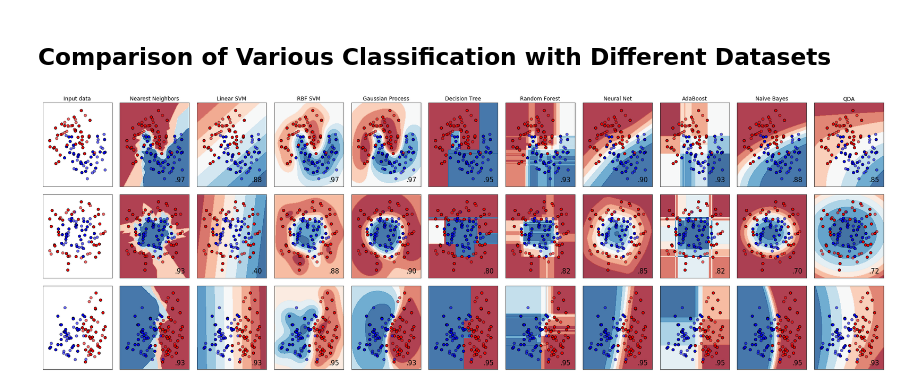
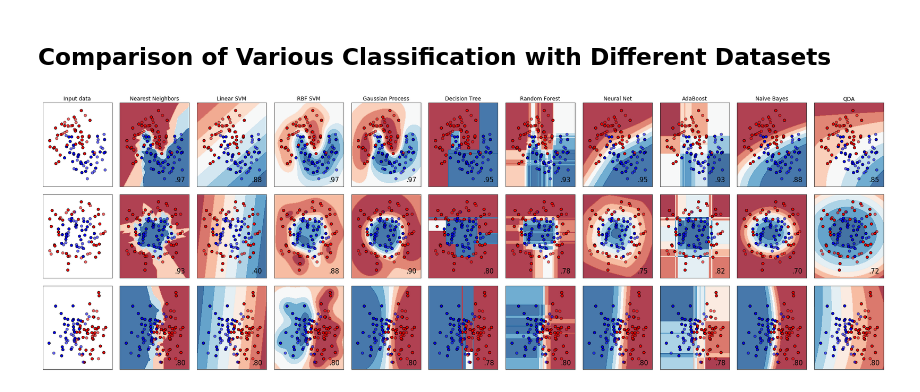
Before and after one commit to mayankkaizen/jupyter-notebooks, a Jupyter notebook: ML-Notes.ipynb, the cells around one changed output. Saved outputs shown, nothing was run; the diff lists cells and outputs as text; code cells hidden in the pictures.

```diff
--- a/ML-Notes.ipynb
+++ b/ML-Notes.ipynb
@@ -512,6 +561,7 @@ QuadraticDiscriminantAnalysis()]
 
 X, y = make_classification(n_features=2, n_redundant=0, n_informative=2, random_state=1, n_clusters_per_class=1)
 rng = np.random.RandomState(2)
+X += 2 * rng.uniform(size=X.shape)
 X += 2 * rng.uniform(size=X.shape)
 linearly_separable = (X, y)
 
@@ -547,31 +597,31 @@ for ds_cnt, ds in enumerate(datasets):
     ax.set_yticks(())
     i += 1
 # iterate over classifiers
     for name, clf in zip(names, classifiers):
         ax = plt.subplot(len(datasets), len(classifiers) + 1, i)
         clf.fit(X_train, y_train)
         score = clf.score(X_test, y_test)
 # Plot the decision boundary. For that, we will assign a color to each
 # point in the mesh [x_min, x_max]x[y_min, y_max].
         if hasattr(clf, "decision_function"):
             Z = clf.decision_function(np.c_[xx.ravel(), yy.ravel()])
         else:
             Z = clf.predict_proba(np.c_[xx.ravel(), yy.ravel()])[:, 1]
 # Put the result into a color plot
         Z = Z.reshape(xx.shape)
         ax.contourf(xx, yy, Z, cmap=cm, alpha=.8)
 # Plot also the training points
         ax.scatter(X_train[:, 0], X_train[:, 1], c=y_train, cmap=cm_bright, edgecolors='k')
 # and testing points
         ax.scatter(X_test[:, 0], X_test[:, 1], c=y_test, cmap=cm_bright, edgecolors='k', alpha=0.6)
         ax.set_xlim(xx.min(), xx.max())
         ax.set_ylim(yy.min(), yy.max())
         ax.set_xticks(())
         ax.set_yticks(())
         if ds_cnt == 0:
             ax.set_title(name)
         ax.text(xx.max() - .3, yy.min() + .3, ('%.2f' % score).lstrip('0'), size=15, horizontalalignment='right')
         i += 1
 plt.tight_layout()
 # %% [output]
-[figure, old version]
+[figure, new version]
```
Also changed, not shown: parts of 14 cells of this notebook, 3 other files.
